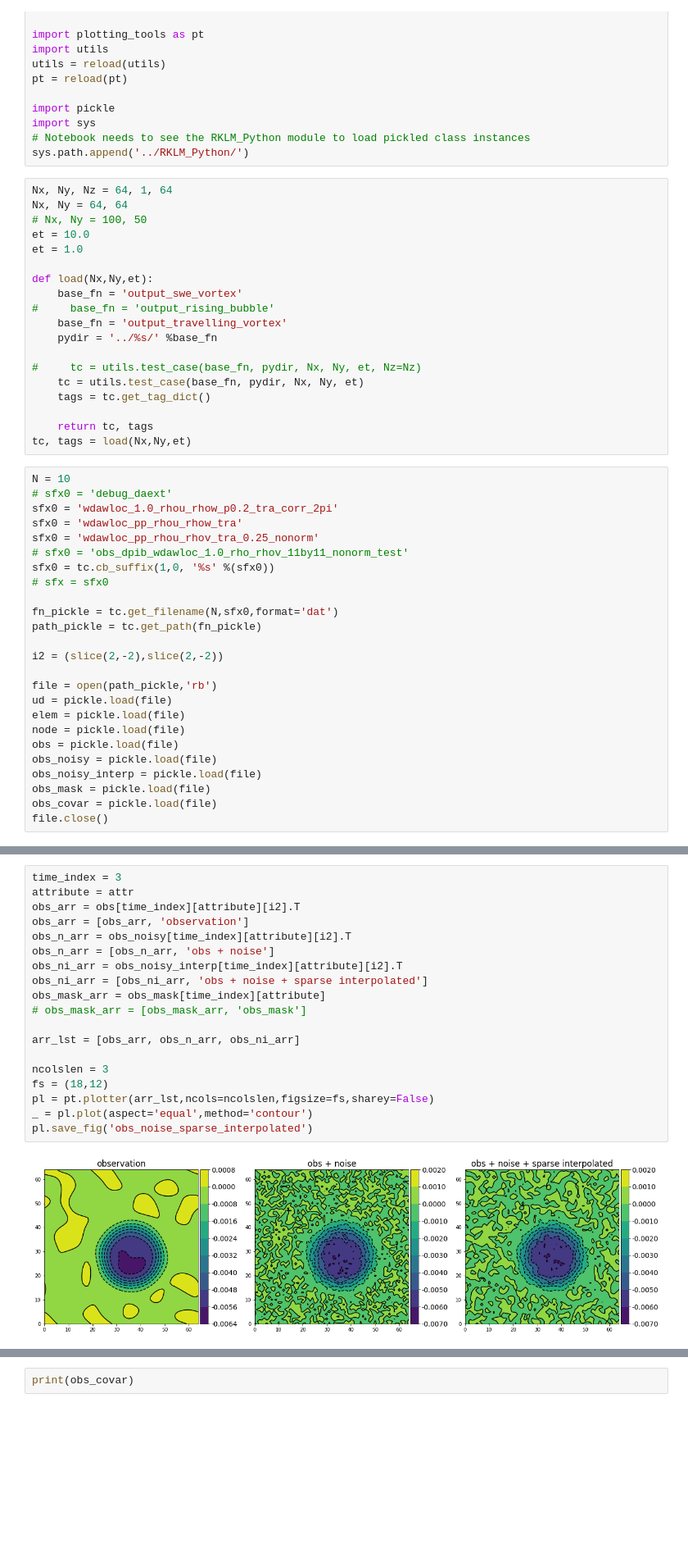
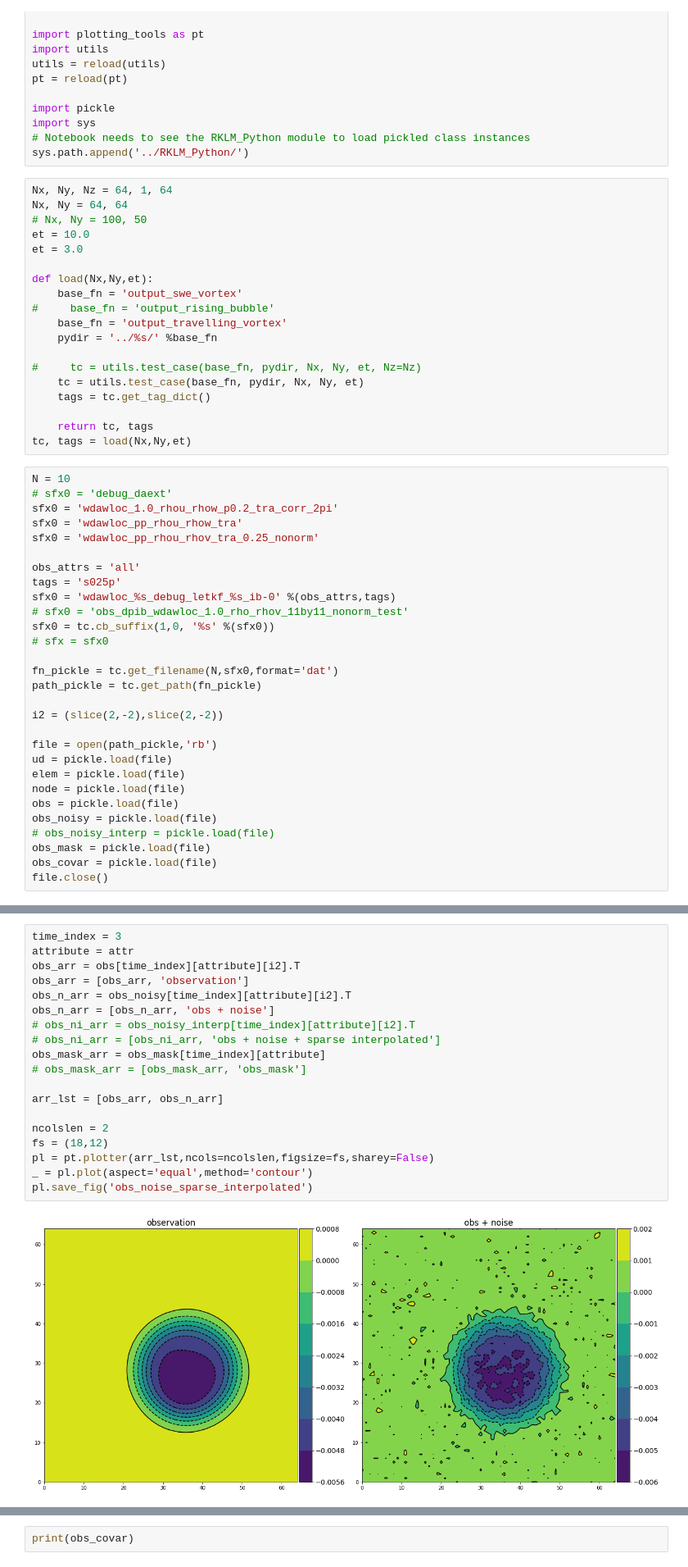
Before and after one commit to ray-chew/pyBELLA, a Jupyter notebook: visualiser_debugger/debug_DA_extensions.ipynb, the cells around one changed output, grey strips where cells are left out. Shown at 82% size. Saved outputs shown, nothing was run; the diff lists cells and outputs as text; blank space fills up the shorter version.

```diff
--- a/visualiser_debugger/debug_DA_extensions.ipynb
+++ b/visualiser_debugger/debug_DA_extensions.ipynb
@@ -17,7 +17,7 @@ Nx, Ny, Nz = 64, 1, 64
 Nx, Ny = 64, 64
 # Nx, Ny = 100, 50
 et = 10.0
-et = 1.0
+et = 3.0
 
 def load(Nx,Ny,et):
     base_fn = 'output_swe_vortex'
@@ -37,6 +37,10 @@ N = 10
 sfx0 = 'wdawloc_1.0_rhou_rhow_p0.2_tra_corr_2pi'
 sfx0 = 'wdawloc_pp_rhou_rhow_tra'
 sfx0 = 'wdawloc_pp_rhou_rhov_tra_0.25_nonorm'
+
+obs_attrs = 'all'
+tags = 's025p'
+sfx0 = 'wdawloc_%s_debug_letkf_%s_ib-0' %(obs_attrs,tags)
 # sfx0 = 'obs_dpib_wdawloc_1.0_rho_rhov_11by11_nonorm_test'
 sfx0 = tc.cb_suffix(1,0, '%s' %(sfx0))
 # sfx = sfx0
@@ -52,7 +56,7 @@ elem = pickle.load(file)
 node = pickle.load(file)
 obs = pickle.load(file)
 obs_noisy = pickle.load(file)
-obs_noisy_interp = pickle.load(file)
+# obs_noisy_interp = pickle.load(file)
 obs_mask = pickle.load(file)
 obs_covar = pickle.load(file)
 file.close()
@@ -77,24 +80,24 @@ print(time_len)
 # %%
 time_index = 3
 attribute = attr
 obs_arr = obs[time_index][attribute][i2].T
 obs_arr = [obs_arr, 'observation']
 obs_n_arr = obs_noisy[time_index][attribute][i2].T
 obs_n_arr = [obs_n_arr, 'obs + noise']
-obs_ni_arr = obs_noisy_interp[time_index][attribute][i2].T
-obs_ni_arr = [obs_ni_arr, 'obs + noise + sparse interpolated']
+# obs_ni_arr = obs_noisy_interp[time_index][attribute][i2].T
+# obs_ni_arr = [obs_ni_arr, 'obs + noise + sparse interpolated']
 obs_mask_arr = obs_mask[time_index][attribute]
 # obs_mask_arr = [obs_mask_arr, 'obs_mask']
 
-arr_lst = [obs_arr, obs_n_arr, obs_ni_arr]
+arr_lst = [obs_arr, obs_n_arr]
 
-ncolslen = 3
+ncolslen = 2
 fs = (18,12)
 pl = pt.plotter(arr_lst,ncols=ncolslen,figsize=fs,sharey=False)
 _ = pl.plot(aspect='equal',method='contour')
 pl.save_fig('obs_noise_sparse_interpolated')
 # %% [output]
-[figure, old version]
+[figure, new version]
 # %%
 import matplotlib.pyplot as plt
 %matplotlib inline
```
Also changed, not shown: parts of 2 cells of this notebook, 4 other files.
